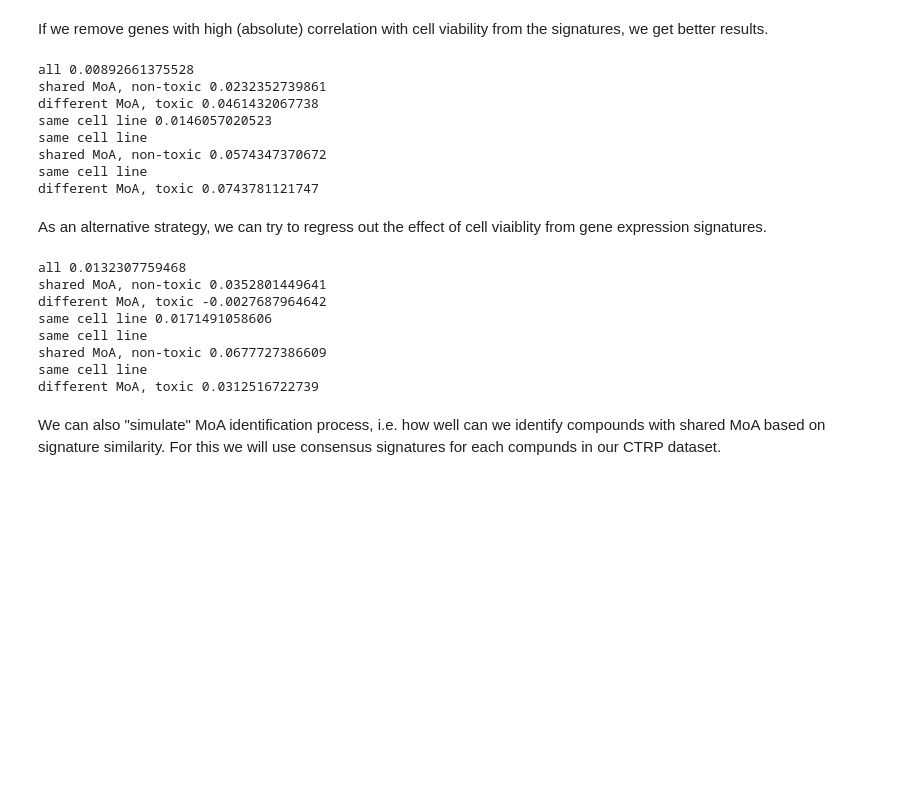
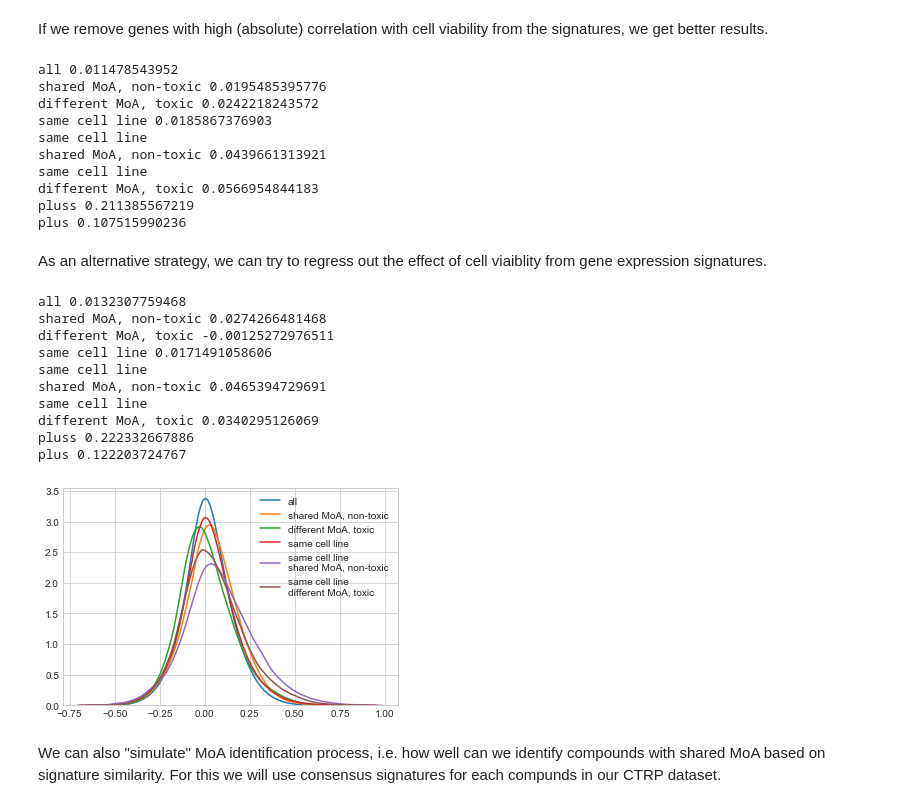
Before and after one commit to bence-szalai/Cell-death-signatures, a Jupyter notebook: code/cell_death_4_moa.ipynb, the cells around one changed output. Cells and saved outputs as stored; diff of their text form; code cells hidden in the pictures; blank space fills up the shorter version.

```diff
--- a/code/cell_death_4_moa.ipynb
+++ b/code/cell_death_4_moa.ipynb
@@ -180,25 +199,32 @@ results['shared MoA, non-toxic']=\
             get_similarity_values_for_mask(similarity,[moa_mask,non_tox_mask])
 results['different MoA, toxic']=\
             get_similarity_values_for_mask(similarity,[~moa_mask,tox_mask])
+results['plus']=\
+            get_similarity_values_for_mask(similarity,[moa_mask,tox_mask])
 results['same cell line']=\
             get_similarity_values_for_mask(similarity,[cell_mask])
 results['same cell line\nshared MoA, non-toxic']=\
             get_similarity_values_for_mask(similarity,[cell_mask,moa_mask,non_tox_mask])
 results['same cell line\ndifferent MoA, toxic']=\
             get_similarity_values_for_mask(similarity,[cell_mask,~moa_mask,tox_mask])
+results['pluss']=\
+            get_similarity_values_for_mask(similarity,[cell_mask,moa_mask,tox_mask])
 # %%
 for group in ['all','shared MoA, non-toxic','different MoA, toxic',
-             'same cell line','same cell line\nshared MoA, non-toxic','same cell line\ndifferent MoA, toxic']:
+             'same cell line','same cell line\nshared MoA, non-toxic','same cell line\ndifferent MoA, toxic',
+             'pluss','plus']:
     print(group,np.median(results[group]))
 # %% [output]
-all 0.00892661375528
-shared MoA, non-toxic 0.0232352739861
-different MoA, toxic 0.0461432067738
-same cell line 0.0146057020523
+all 0.011478543952
+shared MoA, non-toxic 0.0195485395776
+different MoA, toxic 0.0242218243572
+same cell line 0.0185867376903
 same cell line
-shared MoA, non-toxic 0.0574347370672
+shared MoA, non-toxic 0.0439661313921
 same cell line
-different MoA, toxic 0.0743781121747
+different MoA, toxic 0.0566954844183
+pluss 0.211385567219
+plus 0.107515990236
 # %% [markdown]
 As an alternative strategy, we can try to regress out the effect of cell viaiblity from gene expression signatures.
 # %%
@@ -219,25 +245,38 @@ results['shared MoA, non-toxic']=\
             get_similarity_values_for_mask(similarity,[moa_mask,non_tox_mask])
 results['different MoA, toxic']=\
             get_similarity_values_for_mask(similarity,[~moa_mask,tox_mask])
+results['plus']=\
+            get_similarity_values_for_mask(similarity,[moa_mask,tox_mask])
 results['same cell line']=\
             get_similarity_values_for_mask(similarity,[cell_mask])
 results['same cell line\nshared MoA, non-toxic']=\
             get_similarity_values_for_mask(similarity,[cell_mask,moa_mask,non_tox_mask])
 results['same cell line\ndifferent MoA, toxic']=\
             get_similarity_values_for_mask(similarity,[cell_mask,~moa_mask,tox_mask])
+results['pluss']=\
+            get_similarity_values_for_mask(similarity,[cell_mask,moa_mask,tox_mask])
 # %%
 for group in ['all','shared MoA, non-toxic','different MoA, toxic',
-             'same cell line','same cell line\nshared MoA, non-toxic','same cell line\ndifferent MoA, toxic']:
+             'same cell line','same cell line\nshared MoA, non-toxic','same cell line\ndifferent MoA, toxic',
+             'pluss','plus']:
     print(group,np.median(results[group]))
 # %% [output]
 all 0.0132307759468
-shared MoA, non-toxic 0.0352801449641
-different MoA, toxic -0.0027687964642
+shared MoA, non-toxic 0.0274266481468
+different MoA, toxic -0.00125272976511
 same cell line 0.0171491058606
 same cell line
-shared MoA, non-toxic 0.0677727386609
+shared MoA, non-toxic 0.0465394729691
 same cell line
-different MoA, toxic 0.0312516722739
+different MoA, toxic 0.0340295126069
+pluss 0.222332667886
+plus 0.122203724767
+# %%
+for group in ['all','shared MoA, non-toxic','different MoA, toxic',
+             'same cell line','same cell line\nshared MoA, non-toxic','same cell line\ndifferent MoA, toxic']:
+    sns.distplot(results[group],label=group,hist=False)
+# %% [output]
+[figure, added]
 # %% [markdown]
 We can also "simulate" MoA identification process, i.e. how well can we identify compounds with shared MoA based on signature similarity. For this we will use consensus signatures for each compunds in our CTRP dataset.
 # %%
```
Also changed, not shown: parts of 55 cells of this notebook, 2 other files.
